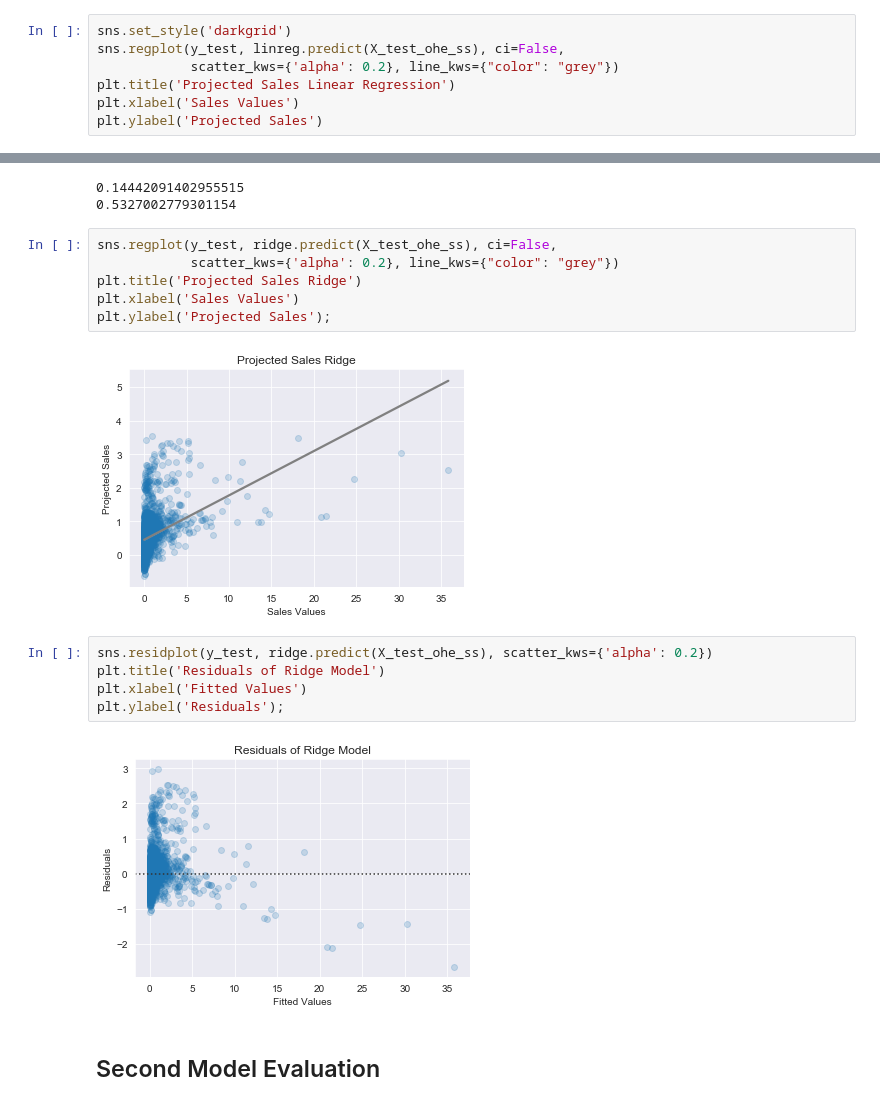
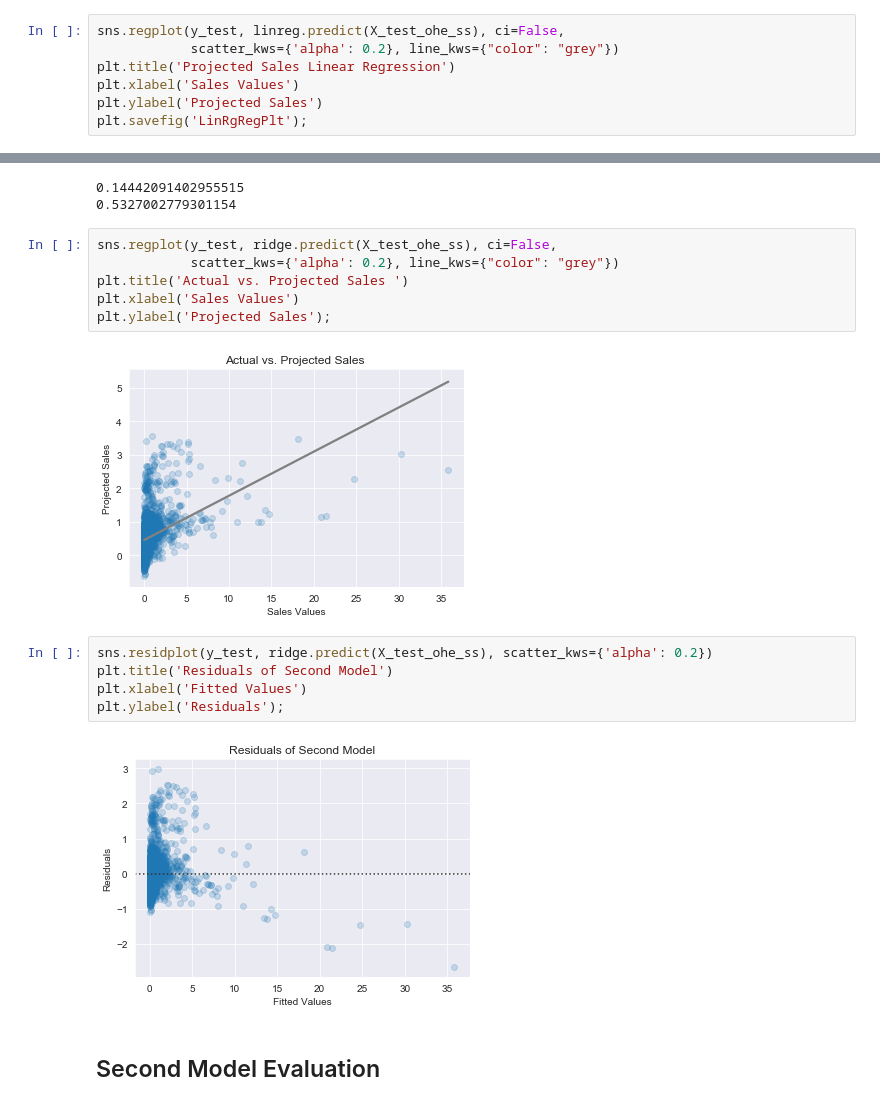
Before and after one commit to RCKettel/CapstoneProject, a Jupyter notebook: Projects/FinalNotebook.ipynb, the cells around one changed output, grey strips where cells are left out. Saved outputs shown, nothing was run; the diff lists cells and outputs as text.

```diff
--- a/Projects/FinalNotebook.ipynb
+++ b/Projects/FinalNotebook.ipynb
@@ -238,10 +229,10 @@ print(mean_absolute_error(y_test, linreg.predict(X_test_ohe_ss)))
 -1.0322221832748807e+24
 116325050948.14445
 # %%
-sns.set_style('darkgrid')
 sns.regplot(y_test, linreg.predict(X_test_ohe_ss), ci=False,
             scatter_kws={'alpha': 0.2}, line_kws={"color": "grey"})
 plt.title('Projected Sales Linear Regression')
 plt.xlabel('Sales Values')
 plt.ylabel('Projected Sales')
+plt.savefig('LinRgRegPlt');
 # %% [output]
@@ -283,18 +273,18 @@ print(mean_absolute_error(y_test, ridge.predict(X_test_ohe_ss)))
 # %%
 sns.regplot(y_test, ridge.predict(X_test_ohe_ss), ci=False,
             scatter_kws={'alpha': 0.2}, line_kws={"color": "grey"})
-plt.title('Projected Sales Ridge')
+plt.title('Actual vs. Projected Sales ')
 plt.xlabel('Sales Values')
 plt.ylabel('Projected Sales');
 # %% [output]
-[figure, old version]
+[figure, new version]
 # %%
 sns.residplot(y_test, ridge.predict(X_test_ohe_ss), scatter_kws={'alpha': 0.2})
-plt.title('Residuals of Ridge Model')
+plt.title('Residuals of Second Model')
 plt.xlabel('Fitted Values')
 plt.ylabel('Residuals');
 # %% [output]
-[figure, old version]
+[figure, new version]
 # %% [markdown]
 ## Second Model Evaluation
 # %% [markdown]
```
Also changed, not shown: parts of 33 cells of this notebook, 6 other files.
